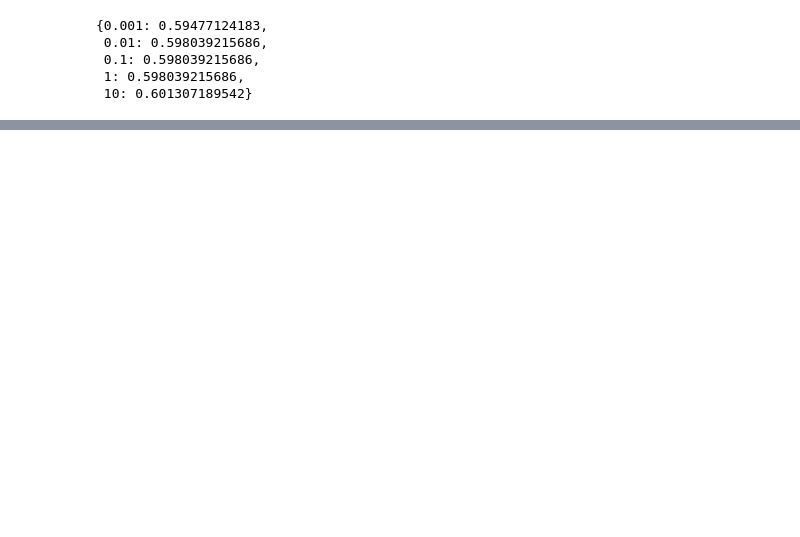
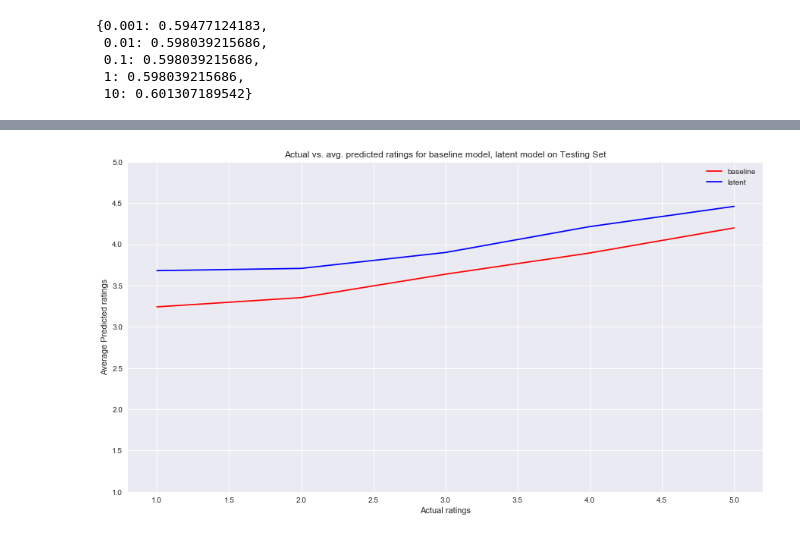
Before and after one commit to PeterAAyala/CS109aFinalProject, a Jupyter notebook: notebooks/MatrixFactorization.ipynb, the cells around one changed output, grey strips where cells are left out. Cells and saved outputs as stored; diff of their text form; code cells hidden in the pictures; blank space fills up the shorter version.

```diff
--- a/notebooks/MatrixFactorization.ipynb
+++ b/notebooks/MatrixFactorization.ipynb
@@ -495,0 +572,17 @@ The accuracy on the test set using latent factors is 0.39599813866914846
+# %%
+test_pred_avg = []
+test_pred_avg_latent = []
+for i in [1, 2, 3, 4, 5]:
+    test_pred_avg.append(test_df_v2[test_df_v2['stars'] == i]['pred_base'].mean())
+    test_pred_avg_latent.append(test_df_v2[test_df_v2['stars'] == i]['pred_latent'].mean())
+# %%
+fig, ax = plt.subplots(1, 1, figsize=(15, 8))
+ax.plot([1, 2, 3, 4, 5], test_pred_avg, color='red', label = 'baseline')
+ax.plot([1, 2, 3, 4, 5], test_pred_avg_latent, color='blue', label = 'latent')
+ax.set_xlabel('Actual ratings')
+ax.set_ylabel('Average Predicted ratings')
+ax.set_title('Actual vs. avg. predicted ratings for baseline model, latent model on Testing Set')
+ax.set_ylim((1,5))
+ax.legend();
+# %% [output]
+[figure, added]
```
Also changed, not shown: parts of 22 cells of this notebook, 5 other files.
